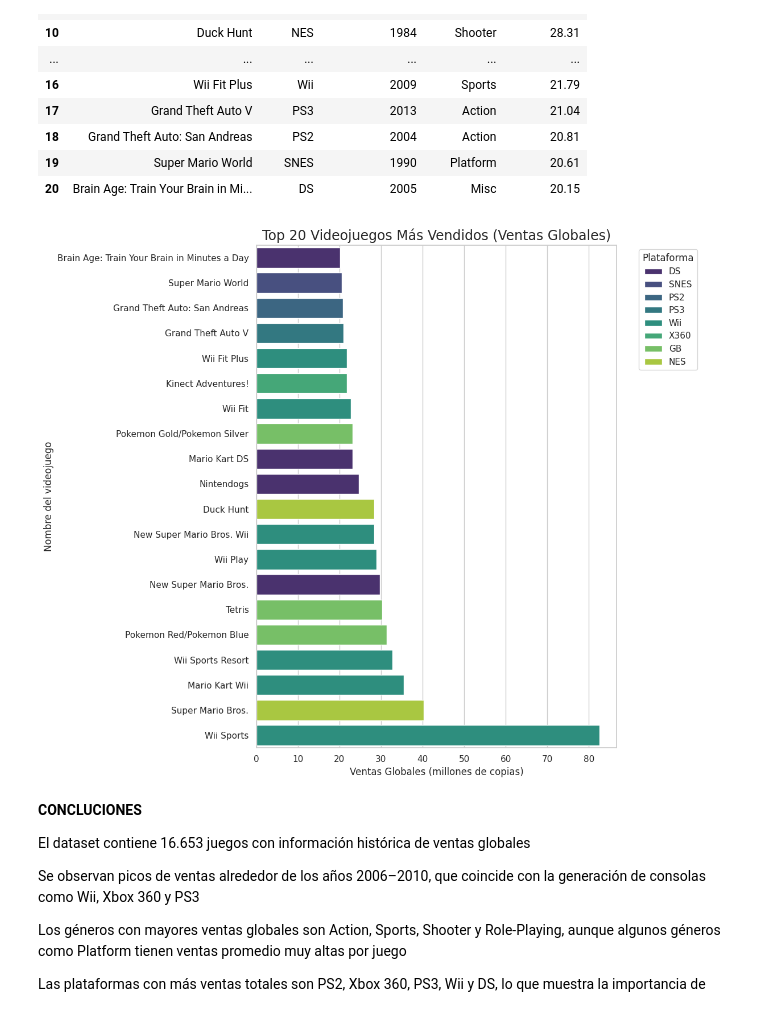
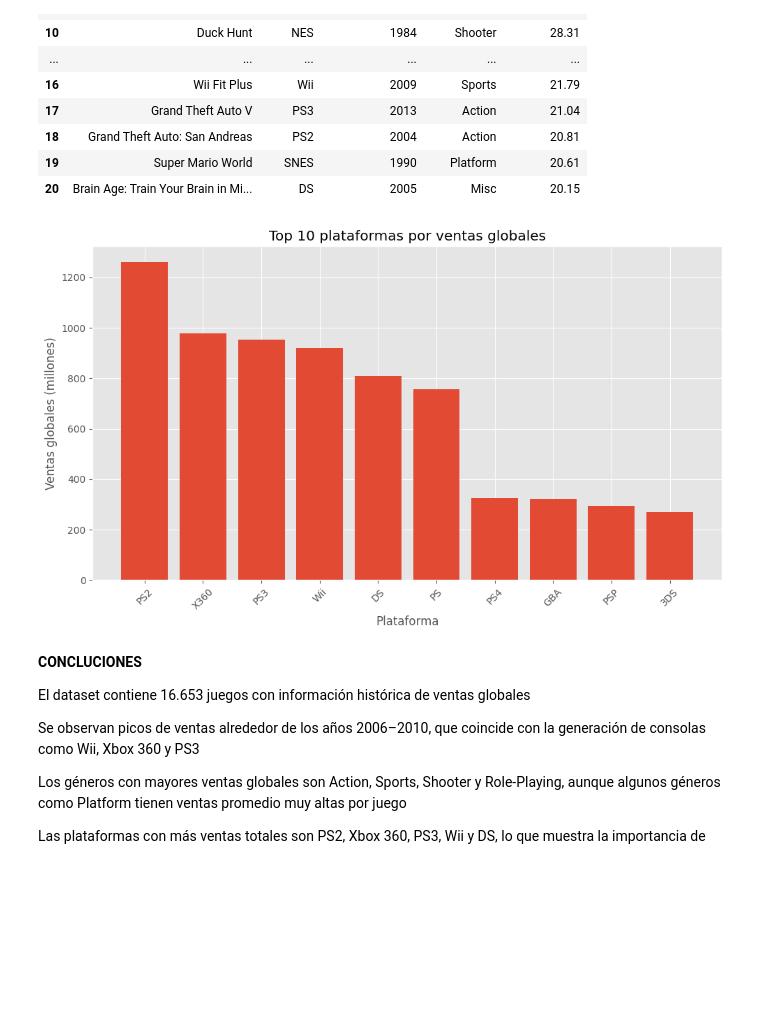
Before and after one commit to Juanx1s/Juan-Programacion, a Jupyter notebook: Proyecto-Final-Análisis-juegos/an-lisis-juegos.ipynb, the cells around one changed output. Drawn from its saved outputs; the diff is of its cells as text; code cells hidden in the pictures; blank space fills up the shorter version.

```diff
--- a/Proyecto-Final-Análisis-juegos/an-lisis-juegos.ipynb
+++ b/Proyecto-Final-Análisis-juegos/an-lisis-juegos.ipynb
@@ -20,7 +20,7 @@ plt.style.use("ggplot")
 pd.set_option("display.max_columns", 20)
 # %%
 #Ruta del archivo CSV
-ruta_csv = "/kaggle/input/video-game-sales-and-ratings/Video_Games.csv"
+ruta_csv = "Video_Games.csv"
 
 
 #Cargar
@@ -290,25 +299,22 @@ top_20
 # %%
 #Gráfico del Top 20 de videojuegos más vendidos
 
-plt.figure(figsize=(12,10))
+top_n = 10
+plt.figure(figsize=(10,6))
 
-sns.barplot(
-    data=top_20.sort_values("Global_Sales", ascending=True),
-    x="Global_Sales",
-    y="Name",
-    hue="Platform",
-    dodge=False,
-    palette="viridis"
+plt.bar(
+    ventas_por_plataforma.head(top_n).index,
+    ventas_por_plataforma.head(top_n)["sum"]
 )
 
-plt.title("Top 20 Videojuegos Más Vendidos (Ventas Globales)", fontsize=17)
-plt.xlabel("Ventas Globales (millones de copias)")
-plt.ylabel("Nombre del videojuego")
-plt.legend(title="Plataforma", bbox_to_anchor=(1.05, 1), loc='upper left')
+plt.xticks(rotation=45)
+plt.title(f"Top {top_n} plataformas por ventas globales")
+plt.ylabel("Ventas globales (millones)")
+plt.xlabel("Plataforma")
 plt.tight_layout()
 plt.show()
 # %% [output]
-[figure, old version]
+[figure, new version]
 # %% [markdown]
 **CONCLUCIONES**
 
```
Also changed, not shown: parts of 5 cells of this notebook, 1 other file.
